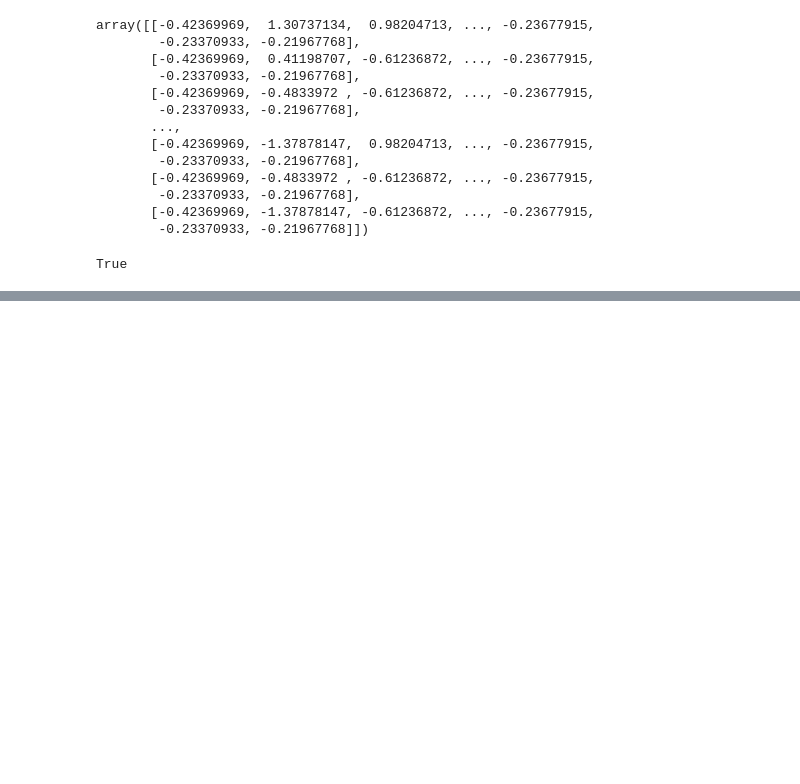
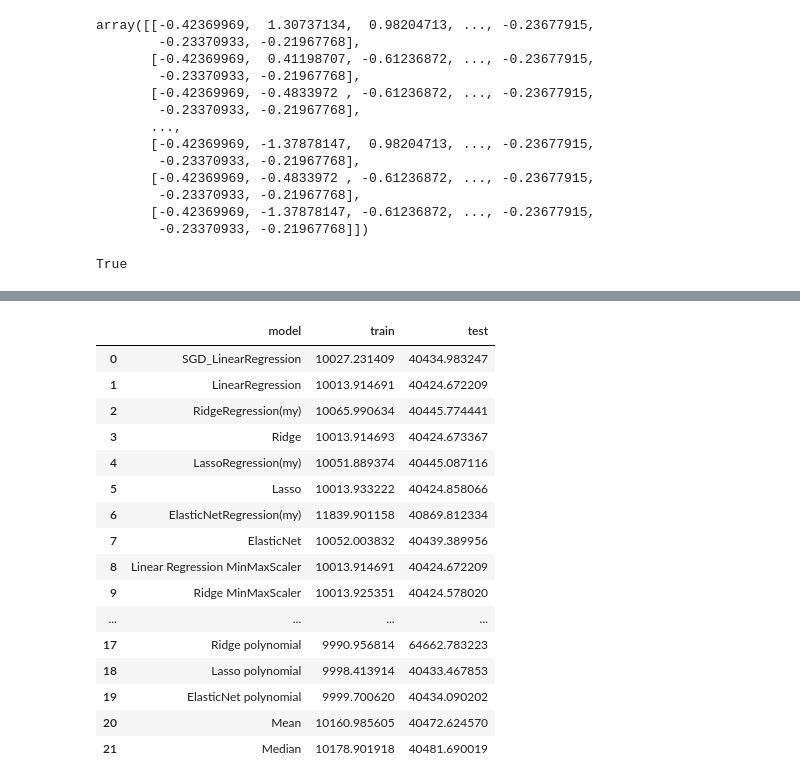
Before and after one commit to adellabr/LinearRegression, a Jupyter notebook: ML2.ipynb, the cells around one changed output, grey strips where cells are left out. Drawn from its saved outputs; the diff is of its cells as text; code cells hidden in the pictures; blank space fills up the shorter version.

```diff
--- a/ML2.ipynb
+++ b/ML2.ipynb
@@ -646,0 +853,20 @@ True
+# %%
+result_RMSE
+# %% [output]
+|  | model | train | test |
+| 0 | SGD_LinearRegression | 10027.231409 | 40434.983247 |
+| 1 | LinearRegression | 10013.914691 | 40424.672209 |
+| 2 | RidgeRegression(my) | 10065.990634 | 40445.774441 |
+| 3 | Ridge | 10013.914693 | 40424.673367 |
+| 4 | LassoRegression(my) | 10051.889374 | 40445.087116 |
+| 5 | Lasso | 10013.933222 | 40424.858066 |
+| 6 | ElasticNetRegression(my) | 11839.901158 | 40869.812334 |
+| 7 | ElasticNet | 10052.003832 | 40439.389956 |
+| 8 | Linear Regression MinMaxScaler | 10013.914691 | 40424.672209 |
+| 9 | Ridge MinMaxScaler | 10013.925351 | 40424.578020 |
+| ... | ... | ... | ... |
+| 17 | Ridge polynomial | 9990.956814 | 64662.783223 |
+| 18 | Lasso polynomial | 9998.413914 | 40433.467853 |
+| 19 | ElasticNet polynomial | 9999.700620 | 40434.090202 |
+| 20 | Mean | 10160.985605 | 40472.624570 |
+| 21 | Median | 10178.901918 | 40481.690019 |
```
Also changed, not shown: parts of 64 cells of this notebook.
